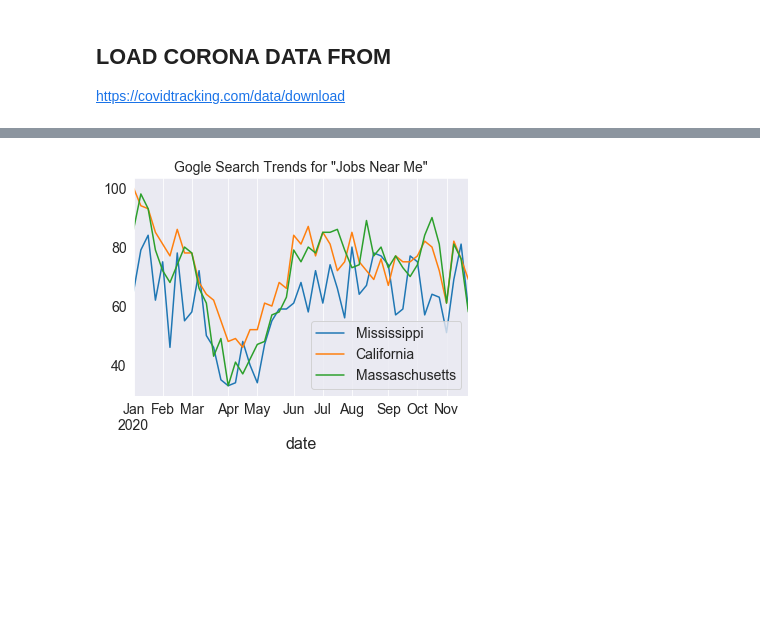
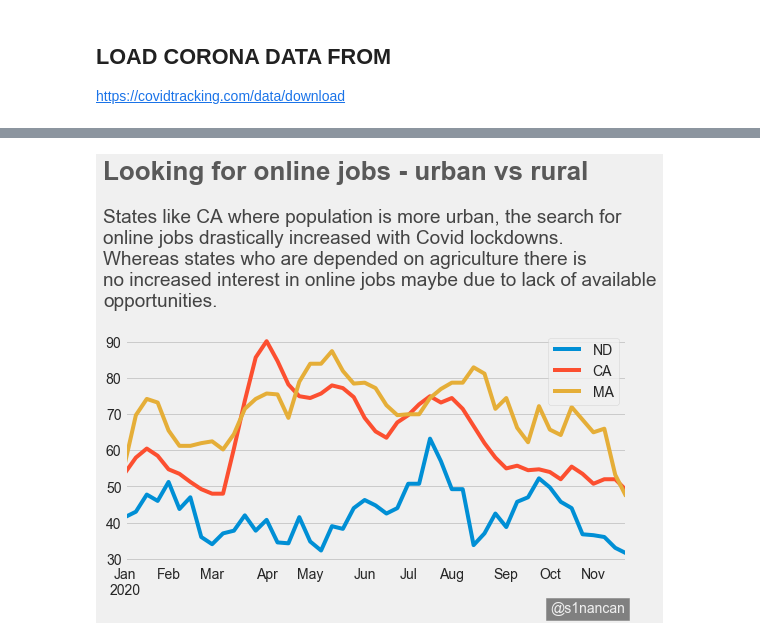
Before and after one commit to s1nancan/Job-Searches-vs-Covid-Cases-Analysis, a Jupyter notebook: Google Trends Analysis.ipynb, the cells around one changed output, grey strips where cells are left out. Drawn from its saved outputs; the diff is of its cells as text; code cells hidden in the pictures; blank space fills up the shorter version.

```diff
--- a/Google Trends Analysis.ipynb
+++ b/Google Trends Analysis.ipynb
@@ -115,8 +88,8 @@ time_df.plot(ax=ax, x='date',y='online jobs')
 # %%
 # Get the search for physical jobs
-keyword = 'find jobs near me'
-pytrend.build_payload(kw_list=[keyword])
-interest_over_time_df = pytrend.interest_over_time()
+#keyword = 'find jobs near me'
+#pytrend.build_payload(kw_list=[keyword])
+#test_df = pytrend.interest_over_time()
 # %% [markdown]
 ## LOAD CORONA DATA FROM
 https://covidtracking.com/data/download
@@ -184,23 +133,39 @@ plt.show()
-# %%
-# Get the search for physical jobs
-keyword = 'jobs near me'
-pytrend.build_payload(kw_list=[keyword],geo='US-MS')
-interest_over_time_MS = pytrend.interest_over_time()
-
-pytrend.build_payload(kw_list=[keyword],geo='US-CA')
-interest_over_time_CA = pytrend.interest_over_time()
-
-pytrend.build_payload(kw_list=[keyword],geo='US-MA')
-interest_over_time_MA = pytrend.interest_over_time()
-
-fig, ax = plt.subplots()
-interest_over_time_MS.reset_index().query('date>@pd.datetime(2020,1,1)').plot(ax=ax, x='date',y=keyword)
-interest_over_time_CA.reset_index().query('date>@pd.datetime(2020,1,1)').plot(ax=ax, x='date',y= keyword)
-interest_over_time_MA.reset_index().query('date>@pd.datetime(2020,1,1)').plot(ax=ax, x='date',y= keyword)
-
-plt.legend(['Mississippi','California','Massaschusetts'])
-plt.title('Gogle Search Trends for "Jobs Near Me"')
-ax.grid(which='major',axis='x')
-plt.show()
-# %% [output]
-[figure, removed]
+# %%
+style.use('fivethirtyeight')
+# %%
+def get_stats_by_state(title, subtitle, keyword='online jobs', rolling_wndw=4,
+                       states=['ND','CA','MA'], brand_y_pos = 20,
+                      y_title=135,
+                      y_subtitle=100):
+
+    fig, ax = plt.subplots(figsize=(8,4))
+    for state in states:
+
+        pytrend.build_payload(kw_list=[keyword],geo='US-'+state)
+        interest_over_time = pytrend.interest_over_time()
+        interest_over_time[keyword] = interest_over_time[keyword].rolling(rolling_wndw).mean()
+        interest_over_time.reset_index().query('date>@pd.datetime(2020,1,1)').plot(ax=ax, x='date',y=keyword)
+
+    ax.xaxis.label.set_visible(False)
+    plt.legend(states)
+    #plt.title(title)
+    ax.grid(which='major',axis='x')
+    #plt.xlabel('')
+
+    # The signature bar
+    ax.text(x = pd.datetime(2020,10,1), y = brand_y_pos,
+    s = '@s1nancan',fontsize = 14, color = '#f0f0f0', backgroundcolor = 'grey')
+
+
+    # Adding a title and a subtitle
+    ax.text(x = pd.datetime(2019,12,20) , y = y_title, s = title, fontsize = 26, weight = 'bold', alpha = .75)
+    ax.text(x = pd.datetime(2019,12,20), y = y_subtitle, s = subtitle, fontsize = 19, alpha = .85)
+
+
+    plt.show()
+# %%
+subtit= 'States like CA where population is more urban, \
+the search for \nonline jobs drastically increased with Covid lockdowns.\nWhereas states who are depended on agriculture there is\nno increased interest in online jobs maybe due to lack of available\nopportunities.'
+get_stats_by_state(title='Looking for online jobs - urban vs rural',subtitle=subtit,brand_y_pos=15)
+# %% [output]
+[figure, added]
```
Also changed, not shown: parts of 10 cells of this notebook.
